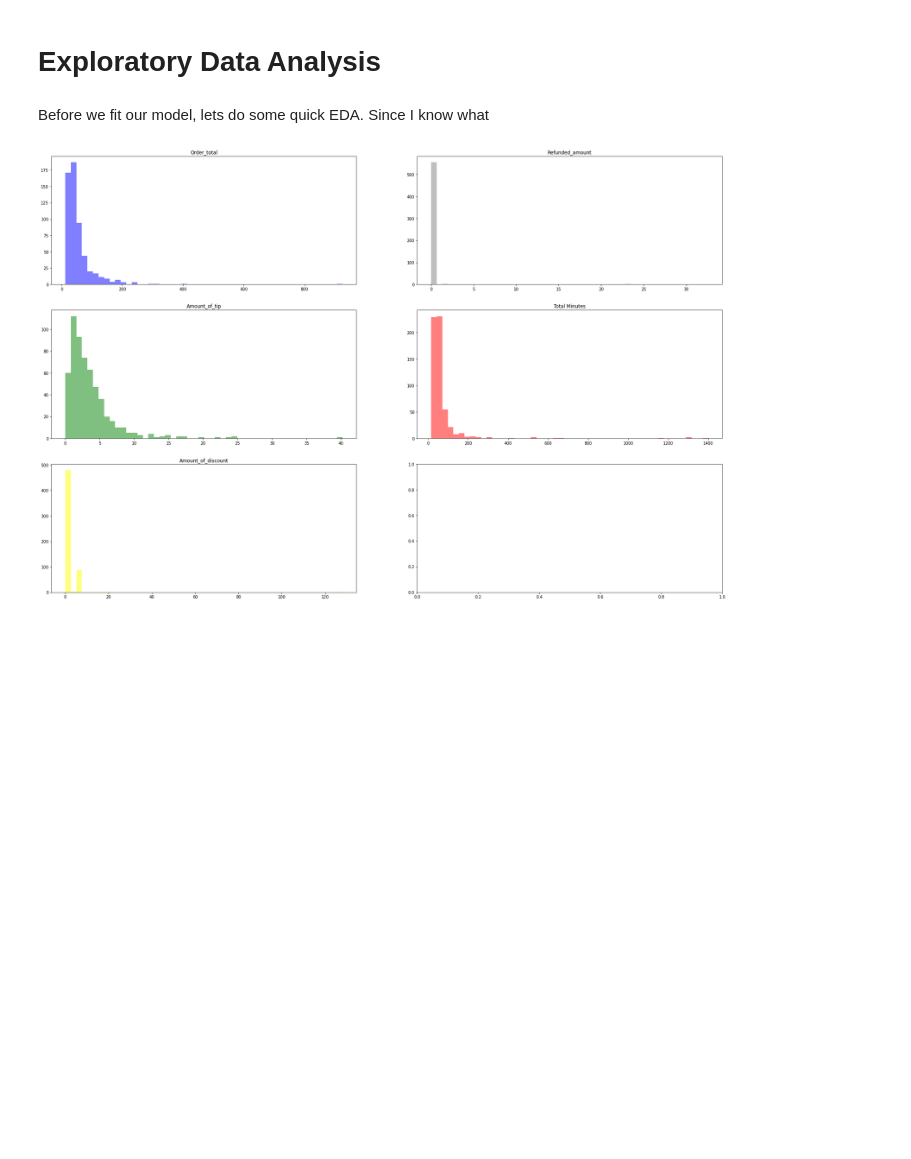
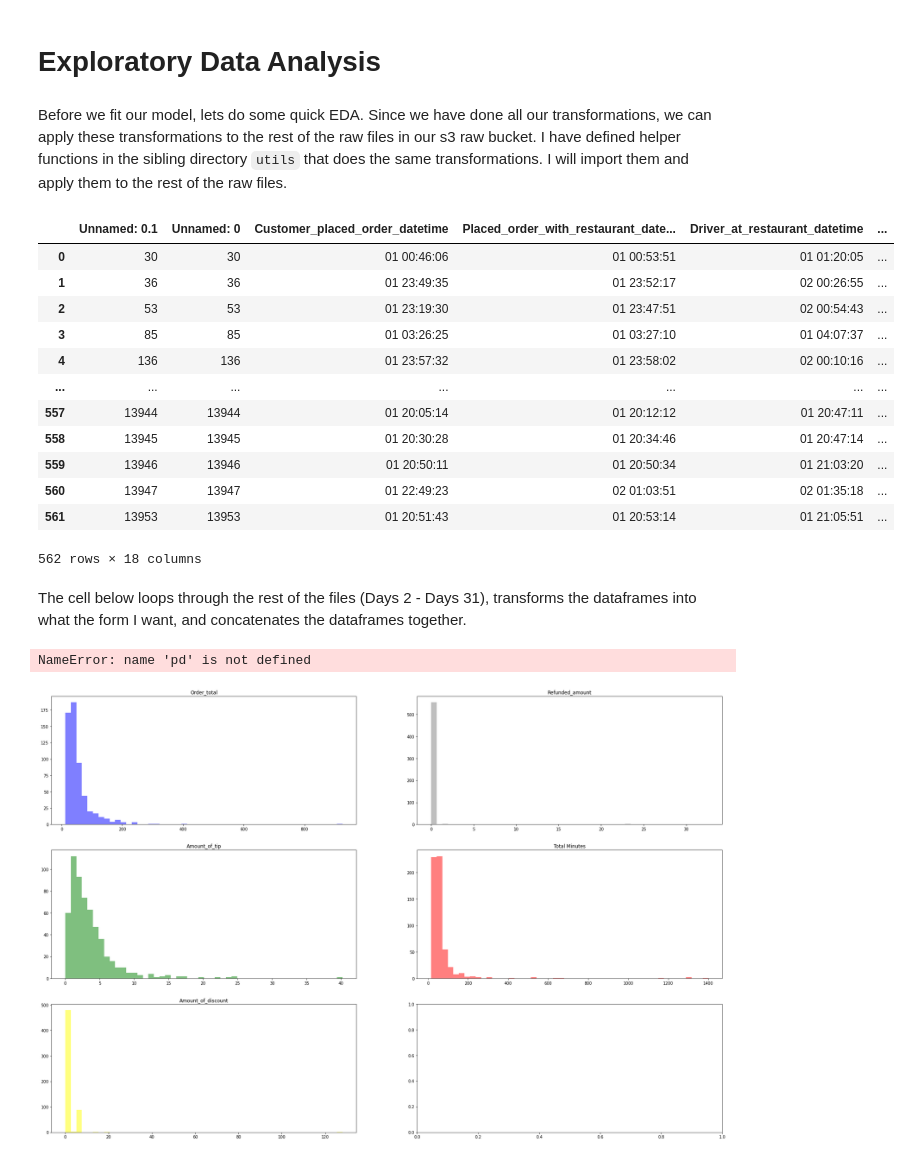
Before and after one commit to cakuang1/DDs3tosf, a Jupyter notebook: eda.ipynb, the cells around one changed output. Drawn from its saved outputs; the diff is of its cells as text; code cells hidden in the pictures; blank space fills up the shorter version.

```diff
--- a/eda.ipynb
+++ b/eda.ipynb
@@ -187,5 +187,3 @@ finalv
 <b>Great!</b> Now we are ready to fit our model.
 # %% [markdown]
 # Exploratory Data Analysis
-# %% [markdown]
-Before we fit our model, lets do some quick EDA. Since I know what
@@ -193,0 +190,2 @@ er
+# %% [markdown]
+Before we fit our model, lets do some quick EDA.  Since we have done all our transformations, we can apply these transformations to the rest of the raw files in our s3 raw bucket. I have defined helper functions in the sibling directory `utils` that does the same transformations. I will import them and apply them to the rest of the raw files.
@@ -193,0 +198,43 @@ er
+# %%
+df = io.imp_file('raw','1')
+df
+# %% [output]
+|  | Unnamed: 0.1 | Unnamed: 0 | Customer_placed_order_datetime | Placed_order_with_restaurant_date... | Driver_at_restaurant_datetime | ... |
+| 0 | 30 | 30 | 01 00:46:06 | 01 00:53:51 | 01 01:20:05 | ... |
+| 1 | 36 | 36 | 01 23:49:35 | 01 23:52:17 | 02 00:26:55 | ... |
+| 2 | 53 | 53 | 01 23:19:30 | 01 23:47:51 | 02 00:54:43 | ... |
+| 3 | 85 | 85 | 01 03:26:25 | 01 03:27:10 | 01 04:07:37 | ... |
+| 4 | 136 | 136 | 01 23:57:32 | 01 23:58:02 | 02 00:10:16 | ... |
+| ... | ... | ... | ... | ... | ... | ... |
+| 557 | 13944 | 13944 | 01 20:05:14 | 01 20:12:12 | 01 20:47:11 | ... |
+| 558 | 13945 | 13945 | 01 20:30:28 | 01 20:34:46 | 01 20:47:14 | ... |
+| 559 | 13946 | 13946 | 01 20:50:11 | 01 20:50:34 | 01 21:03:20 | ... |
+| 560 | 13947 | 13947 | 01 22:49:23 | 02 01:03:51 | 02 01:35:18 | ... |
+| 561 | 13953 | 13953 | 01 20:51:43 | 01 20:53:14 | 01 21:05:51 | ... |
+562 rows × 18 columns
+# %% [markdown]
+The cell below loops through the rest of the files (Days 2 - Days 31), transforms the dataframes into what the form I want, and concatenates the dataframes together.
+# %%
+current = finalv
+# Looping through files 2 to 31 and
+rangeofvalues = range(2,32)
+# Looping throug
+for i in rangeofvalues:
+    # Imports the ith file in the raw
+    df = io.imp_file('raw',str(i))
+    # Removes irrelevant columns
+    v1 =df.drop(columns=['Customer_placed_order_datetime','Placed_order_with_restaurant_datetime','Unnamed: 0.1','Unnamed: 0',
+                                   'Driver_ID','Restaurant_ID','Consumer_ID','Driver_at_restaurant_datetime','Delivered_to_consumer_datetime'])
+    # Adds the minute field
+    v2 = helpers.addminutefield(v1)
+    # One hot encodes the categorical fields
+    v3 = helpers.onehotencode(v2)
+    # Adds the response variables
+    v4 = helpers.addresponse(v3)
+
+
+    #Finally concatenate dataframes
+
+    current = pd.concat([current, v4])
+# %% [output]
+NameError: name 'pd' is not defined
```
Also changed, not shown: parts of 4 cells of this notebook, 2 other files.
